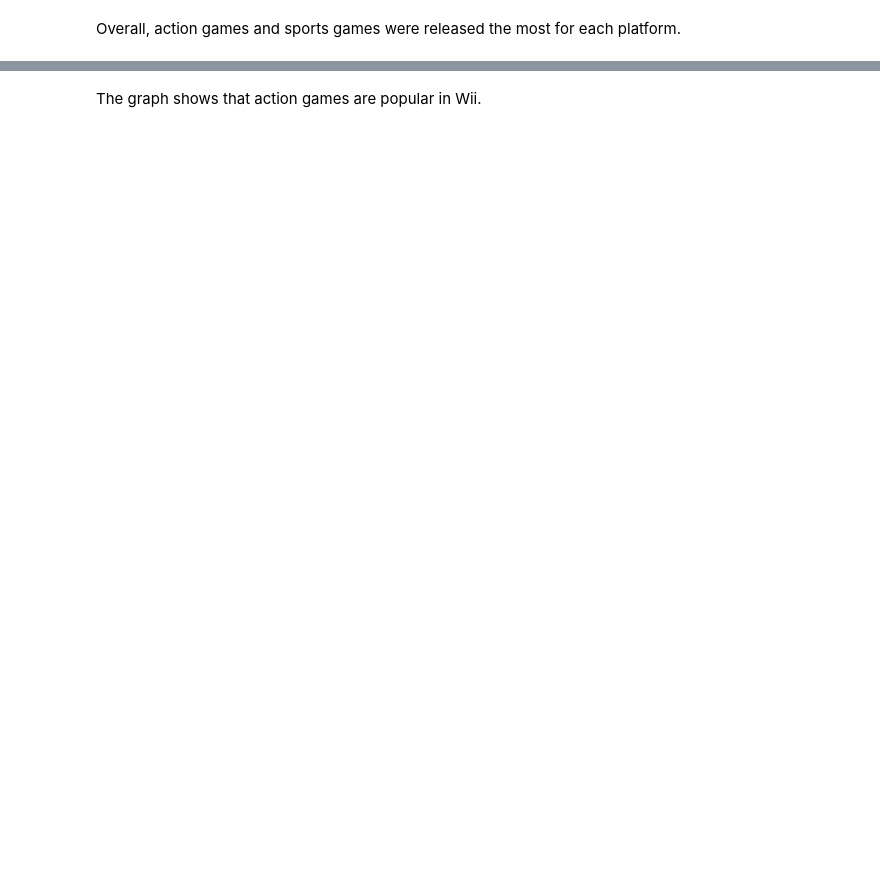
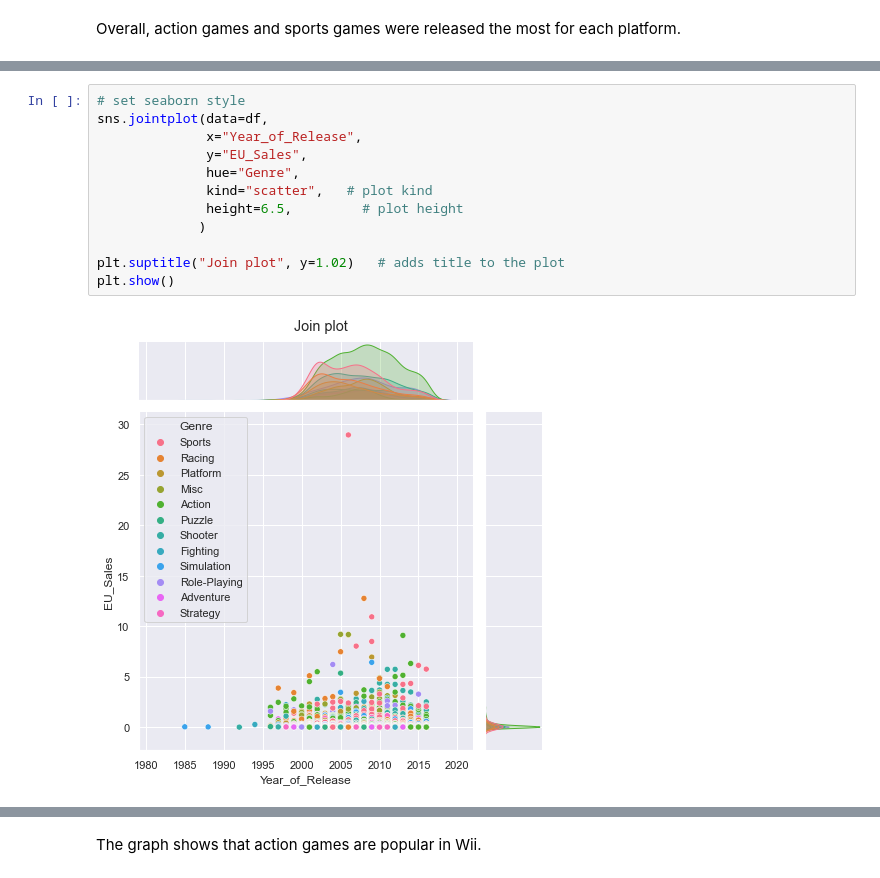
Before and after one commit to ubco-W2022T1-cosc301/project-group22, a Jupyter notebook: notebooks/analysis1.ipynb, the cells around one changed output, grey strips where cells are left out. Cells and saved outputs as stored; diff of their text form; blank space fills up the shorter version.

```diff
--- a/notebooks/analysis1.ipynb
+++ b/notebooks/analysis1.ipynb
@@ -173,0 +266,14 @@ sns.countplot(x=df2["Genre"]).set(title="Types of games that were produced for W
+# %%
+# set seaborn style
+sns.jointplot(data=df,
+              x="Year_of_Release",
+              y="EU_Sales",
+              hue="Genre",
+              kind="scatter",   # plot kind
+              height=6.5,         # plot height
+             )
+
+plt.suptitle("Join plot", y=1.02)   # adds title to the plot
+plt.show()
+# %% [output]
+[figure, added]
```
Also changed, not shown: parts of 62 cells of this notebook, 1 other file.
